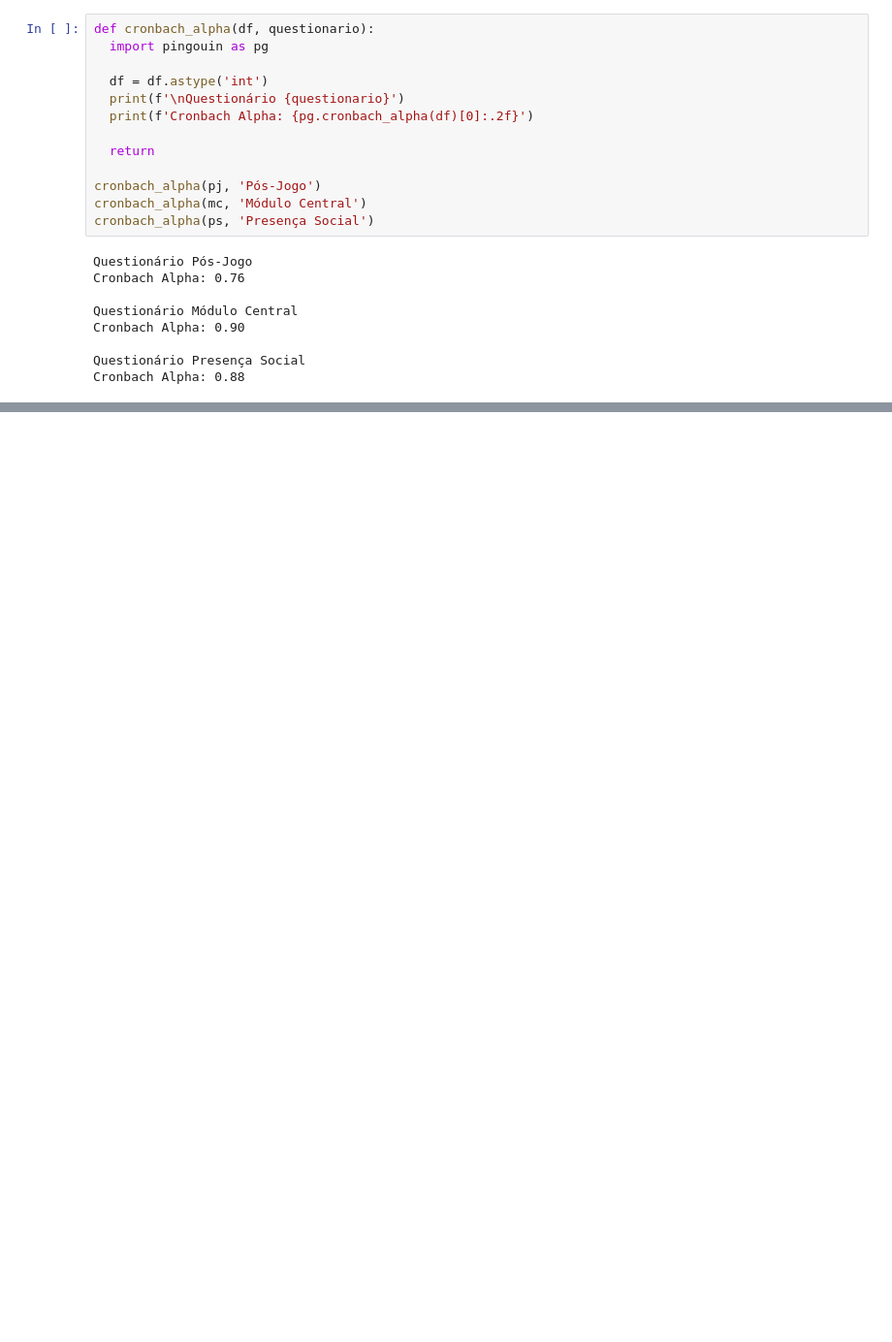
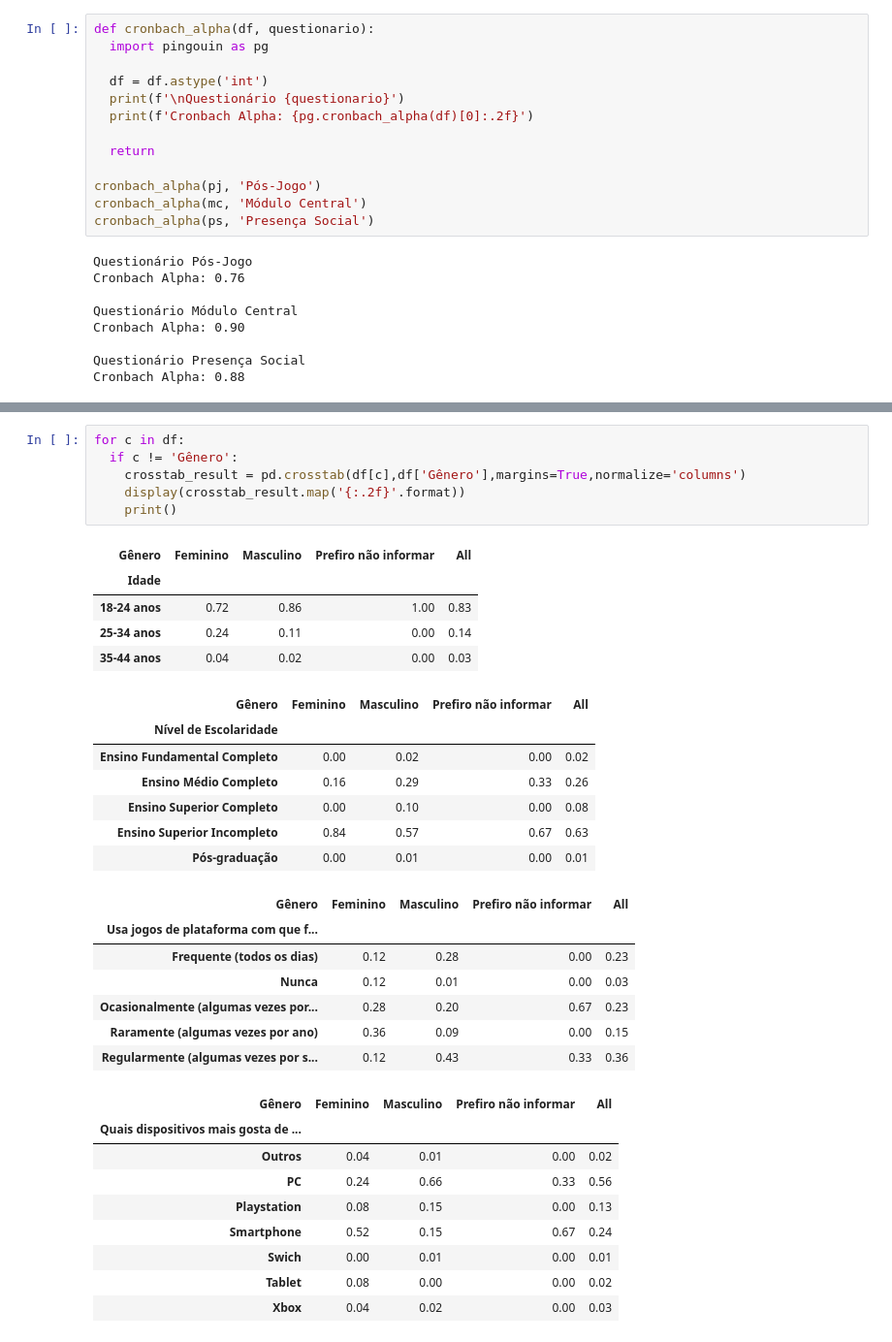
Before and after one commit to Rogerio-mack/game_q, a Jupyter notebook: geq_analise_todos_questionarios_20250524.ipynb, the cells around one changed output, grey strips where cells are left out. Shown at 97% size. Saved outputs shown, nothing was run; the diff lists cells and outputs as text; blank space fills up the shorter version.

```diff
--- a/geq_analise_todos_questionarios_20250524.ipynb
+++ b/geq_analise_todos_questionarios_20250524.ipynb
@@ -817,0 +838,35 @@ Cronbach Alpha: 0.88
+# %%
+for c in df:
+  if c != 'Gênero':
+    crosstab_result = pd.crosstab(df[c],df['Gênero'],margins=True,normalize='columns')
+    display(crosstab_result.map('{:.2f}'.format))
+    print()
+# %% [output]
+| Gênero | Feminino | Masculino | Prefiro não informar | All |
+| Idade |  |  |  |  |
+| 18-24 anos | 0.72 | 0.86 | 1.00 | 0.83 |
+| 25-34 anos | 0.24 | 0.11 | 0.00 | 0.14 |
+| 35-44 anos | 0.04 | 0.02 | 0.00 | 0.03 |
+| Gênero | Feminino | Masculino | Prefiro não informar | All |
+| Nível de Escolaridade |  |  |  |  |
+| Ensino Fundamental Completo | 0.00 | 0.02 | 0.00 | 0.02 |
+| Ensino Médio Completo | 0.16 | 0.29 | 0.33 | 0.26 |
+| Ensino Superior Completo | 0.00 | 0.10 | 0.00 | 0.08 |
+| Ensino Superior Incompleto | 0.84 | 0.57 | 0.67 | 0.63 |
+| Pós-graduação | 0.00 | 0.01 | 0.00 | 0.01 |
+| Gênero | Feminino | Masculino | Prefiro não informar | All |
+| Usa jogos de plataforma com que f... |  |  |  |  |
+| Frequente (todos os dias) | 0.12 | 0.28 | 0.00 | 0.23 |
+| Nunca | 0.12 | 0.01 | 0.00 | 0.03 |
+| Ocasionalmente (algumas vezes por... | 0.28 | 0.20 | 0.67 | 0.23 |
+| Raramente (algumas vezes por ano) | 0.36 | 0.09 | 0.00 | 0.15 |
+| Regularmente (algumas vezes por s... | 0.12 | 0.43 | 0.33 | 0.36 |
+| Gênero | Feminino | Masculino | Prefiro não informar | All |
+| Quais dispositivos mais gosta de ... |  |  |  |  |
+| Outros | 0.04 | 0.01 | 0.00 | 0.02 |
+| PC | 0.24 | 0.66 | 0.33 | 0.56 |
+| Playstation | 0.08 | 0.15 | 0.00 | 0.13 |
+| Smartphone | 0.52 | 0.15 | 0.67 | 0.24 |
+| Swich | 0.00 | 0.01 | 0.00 | 0.01 |
+| Tablet | 0.08 | 0.00 | 0.00 | 0.02 |
+| Xbox | 0.04 | 0.02 | 0.00 | 0.03 |
```
Also changed, not shown: parts of 8 cells of this notebook.
